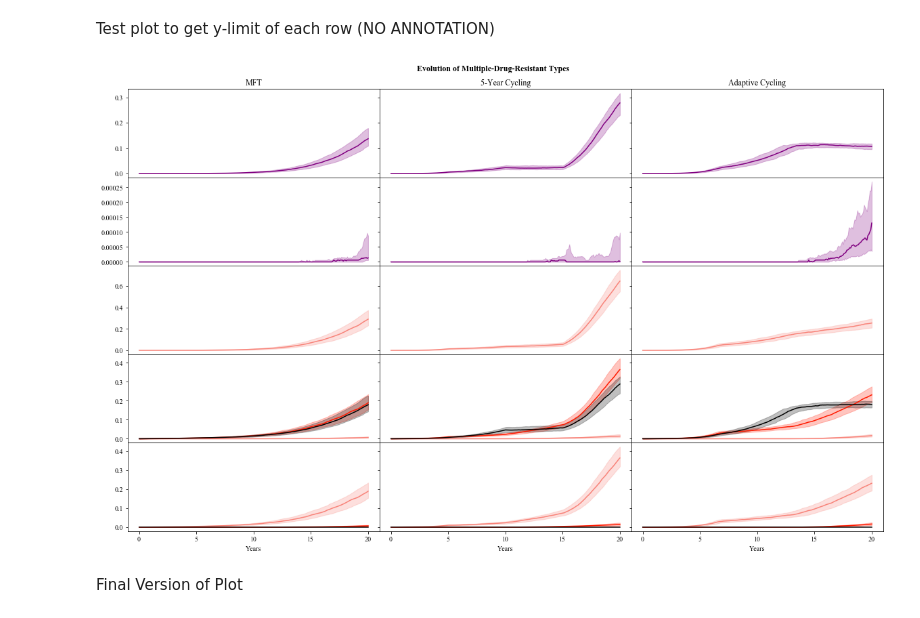
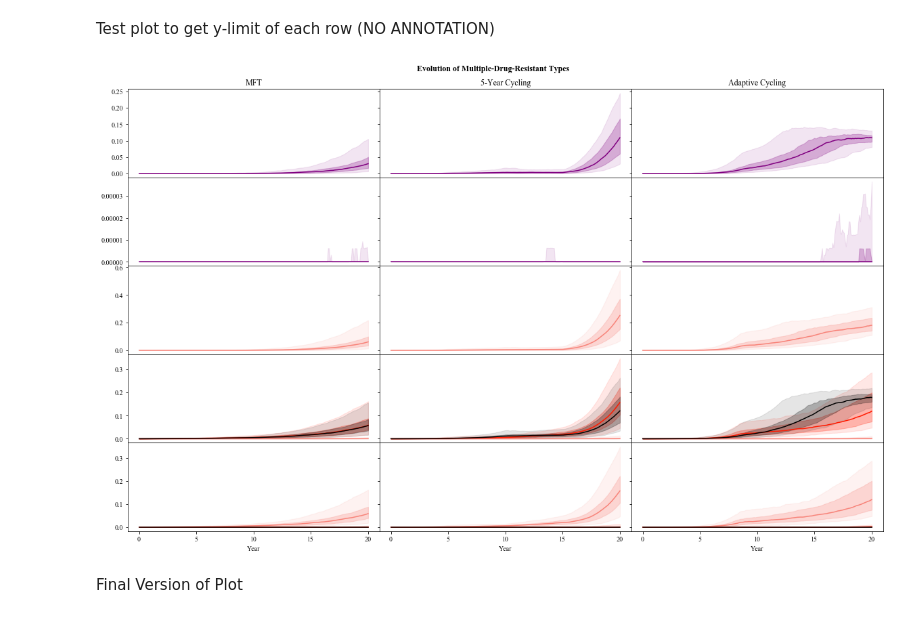
Before and after one commit to lizhewen/PSU-CIDD-Malaria-Simulation, a Jupyter notebook: mdr_analysis/2Fig-triple_double_trend_across_therapy.ipynb, the cells around one changed output. Saved outputs shown, nothing was run; the diff lists cells and outputs as text; code cells hidden in the pictures.

```diff
--- a/mdr_analysis/2Fig-triple_double_trend_across_therapy.ipynb
+++ b/mdr_analysis/2Fig-triple_double_trend_across_therapy.ipynb
@@ -25,17 +25,23 @@ Cyc_ntf = NTF_IQR_compute('raw_data/set7_c/summary/set7c_%ssummary_0.txt')
 AC_ntf = NTF_IQR_compute('raw_data/set7_ac/summary/set7ac_%ssummary_0.txt')
 # %%
 import pandas as pd
+MFT_LL_IQRdf = pd.read_csv('%sm_LL.csv' % setnum)
 MFT_L_IQRdf = pd.read_csv('%sm_L.csv' % setnum)
 MFT_M_IQRdf = pd.read_csv('%sm_M.csv' % setnum)
 MFT_U_IQRdf = pd.read_csv('%sm_U.csv' % setnum)
+MFT_UU_IQRdf = pd.read_csv('%sm_UU.csv' % setnum)
 
+Cyc_LL_IQRdf = pd.read_csv('%sc_LL.csv' % setnum)
 Cyc_L_IQRdf = pd.read_csv('%sc_L.csv' % setnum)
 Cyc_M_IQRdf = pd.read_csv('%sc_M.csv' % setnum)
 Cyc_U_IQRdf = pd.read_csv('%sc_U.csv' % setnum)
+Cyc_UU_IQRdf = pd.read_csv('%sc_UU.csv' % setnum)
 
+AdpCyc_LL_IQRdf = pd.read_csv('%sac_LL.csv' % setnum)
 AdpCyc_L_IQRdf = pd.read_csv('%sac_L.csv' % setnum)
 AdpCyc_M_IQRdf = pd.read_csv('%sac_M.csv' % setnum)
 AdpCyc_U_IQRdf = pd.read_csv('%sac_U.csv' % setnum)
+AdpCyc_UU_IQRdf = pd.read_csv('%sac_UU.csv' % setnum)
 # %% [markdown]
 Test plot to get y-limit of each row (NO ANNOTATION)
 # %%
@@ -54,52 +60,52 @@ fig.suptitle('Evolution of Multiple-Drug-Resistant Types', y=0.92, fontweight='b
 
 # plot trends for most-dangerous-triple (2 types)
 from plotter import fig2_dangerous_triple, \
                     fig2_double_and_higher
 
 #  MFT
-fig2_dangerous_triple(ax1, MFT_L_IQRdf, MFT_M_IQRdf, MFT_U_IQRdf, 'TYY..Y2.')
-fig2_dangerous_triple(ax4, MFT_L_IQRdf, MFT_M_IQRdf, MFT_U_IQRdf, 'KNF..Y2.')
-fig2_double_and_higher(ax7, MFT_L_IQRdf, MFT_M_IQRdf, MFT_U_IQRdf, 'DHA-PPQ')
-fig2_double_and_higher(ax10, MFT_L_IQRdf, MFT_M_IQRdf, MFT_U_IQRdf, 'ASAQ')
-fig2_double_and_higher(ax13, MFT_L_IQRdf, MFT_M_IQRdf, MFT_U_IQRdf, 'AL')
+fig2_dangerous_triple(ax1, MFT_L_IQRdf, MFT_M_IQRdf, MFT_U_IQRdf, MFT_LL_IQRdf, MFT_UU_IQRdf, 'TYY..Y2.')
+fig2_dangerous_triple(ax4, MFT_L_IQRdf, MFT_M_IQRdf, MFT_U_IQRdf, MFT_LL_IQRdf, MFT_UU_IQRdf, 'KNF..Y2.')
+fig2_double_and_higher(ax7, MFT_L_IQRdf, MFT_M_IQRdf, MFT_U_IQRdf, MFT_LL_IQRdf, MFT_UU_IQRdf, 'DHA-PPQ')
+fig2_double_and_higher(ax10, MFT_L_IQRdf, MFT_M_IQRdf, MFT_U_IQRdf, MFT_LL_IQRdf, MFT_UU_IQRdf, 'ASAQ')
+fig2_double_and_higher(ax13, MFT_L_IQRdf, MFT_M_IQRdf, MFT_U_IQRdf, MFT_LL_IQRdf, MFT_UU_IQRdf, 'AL')
 
 #  Cycling
-fig2_dangerous_triple(ax2, Cyc_L_IQRdf, Cyc_M_IQRdf, Cyc_U_IQRdf, 'TYY..Y2.')
-fig2_dangerous_triple(ax5, Cyc_L_IQRdf, Cyc_M_IQRdf, Cyc_U_IQRdf, 'KNF..Y2.')
-fig2_double_and_higher(ax8, Cyc_L_IQRdf, Cyc_M_IQRdf, Cyc_U_IQRdf, 'DHA-PPQ')
-fig2_double_and_higher(ax11, Cyc_L_IQRdf, Cyc_M_IQRdf, Cyc_U_IQRdf, 'ASAQ')
-fig2_double_and_higher(ax14, Cyc_L_IQRdf, Cyc_M_IQRdf, Cyc_U_IQRdf, 'AL')
+fig2_dangerous_triple(ax2, Cyc_L_IQRdf, Cyc_M_IQRdf, Cyc_U_IQRdf, Cyc_LL_IQRdf, Cyc_UU_IQRdf, 'TYY..Y2.')
+fig2_dangerous_triple(ax5, Cyc_L_IQRdf, Cyc_M_IQRdf, Cyc_U_IQRdf, Cyc_LL_IQRdf, Cyc_UU_IQRdf, 'KNF..Y2.')
+fig2_double_and_higher(ax8, Cyc_L_IQRdf, Cyc_M_IQRdf, Cyc_U_IQRdf, Cyc_LL_IQRdf, Cyc_UU_IQRdf, 'DHA-PPQ')
+fig2_double_and_higher(ax11, Cyc_L_IQRdf, Cyc_M_IQRdf, Cyc_U_IQRdf, Cyc_LL_IQRdf, Cyc_UU_IQRdf, 'ASAQ')
+fig2_double_and_higher(ax14, Cyc_L_IQRdf, Cyc_M_IQRdf, Cyc_U_IQRdf, Cyc_LL_IQRdf, Cyc_UU_IQRdf, 'AL')
 
 #  Adaptive Cycling
-fig2_dangerous_triple(ax3, AdpCyc_L_IQRdf, AdpCyc_M_IQRdf, AdpCyc_U_IQRdf, 'TYY..Y2.')
-fig2_dangerous_triple(ax6, AdpCyc_L_IQRdf, AdpCyc_M_IQRdf, AdpCyc_U_IQRdf, 'KNF..Y2.')
-fig2_double_and_higher(ax9, AdpCyc_L_IQRdf, AdpCyc_M_IQRdf, AdpCyc_U_IQRdf, 'DHA-PPQ')
-fig2_double_and_higher(ax12, AdpCyc_L_IQRdf, AdpCyc_M_IQRdf, AdpCyc_U_IQRdf, 'ASAQ')
-fig2_double_and_higher(ax15, AdpCyc_L_IQRdf, AdpCyc_M_IQRdf, AdpCyc_U_IQRdf, 'AL')
+fig2_dangerous_triple(ax3, AdpCyc_L_IQRdf, AdpCyc_M_IQRdf, AdpCyc_U_IQRdf, AdpCyc_LL_IQRdf, AdpCyc_UU_IQRdf, 'TYY..Y2.')
+fig2_dangerous_triple(ax6, AdpCyc_L_IQRdf, AdpCyc_M_IQRdf, AdpCyc_U_IQRdf, AdpCyc_LL_IQRdf, AdpCyc_UU_IQRdf, 'KNF..Y2.')
+fig2_double_and_higher(ax9, AdpCyc_L_IQRdf, AdpCyc_M_IQRdf, AdpCyc_U_IQRdf, AdpCyc_LL_IQRdf, AdpCyc_UU_IQRdf, 'DHA-PPQ')
+fig2_double_and_higher(ax12, AdpCyc_L_IQRdf, AdpCyc_M_IQRdf, AdpCyc_U_IQRdf, AdpCyc_LL_IQRdf, AdpCyc_UU_IQRdf, 'ASAQ')
+fig2_double_and_higher(ax15, AdpCyc_L_IQRdf, AdpCyc_M_IQRdf, AdpCyc_U_IQRdf, AdpCyc_LL_IQRdf, AdpCyc_UU_IQRdf, 'AL')
 
 # Labeling Strategies
 ax1.set_title('MFT')
 ax2.set_title('5-Year Cycling')
 ax3.set_title('Adaptive Cycling')
 
 ax13.xaxis.set_major_locator(ticker.MultipleLocator(xlocator))
 ax13.xaxis.set_major_formatter(ticks_x)
 ax14.xaxis.set_major_locator(ticker.MultipleLocator(xlocator))
 ax14.xaxis.set_major_formatter(ticks_x)
 ax15.xaxis.set_major_locator(ticker.MultipleLocator(xlocator))
 ax15.xaxis.set_major_formatter(ticks_x)
 
-ax13.set_xlabel('Years')
-ax14.set_xlabel('Years')
-ax15.set_xlabel('Years')
+ax13.set_xlabel('Year')
+ax14.set_xlabel('Year')
+ax15.set_xlabel('Year')
 
 (temp, row1ylim) = ax1.get_ylim()
 (temp, row2ylim) = ax4.get_ylim()
 (temp, row3ylim) = ax7.get_ylim()
 (temp, row4ylim) = ax10.get_ylim()
 (temp, row5ylim) = ax13.get_ylim()
 # %% [output]
-[figure, old version]
+[figure, new version]
 # %% [markdown]
 Final Version of Plot
 # %%
```
Also changed, not shown: parts of 1 cell of this notebook, 2 other files.
